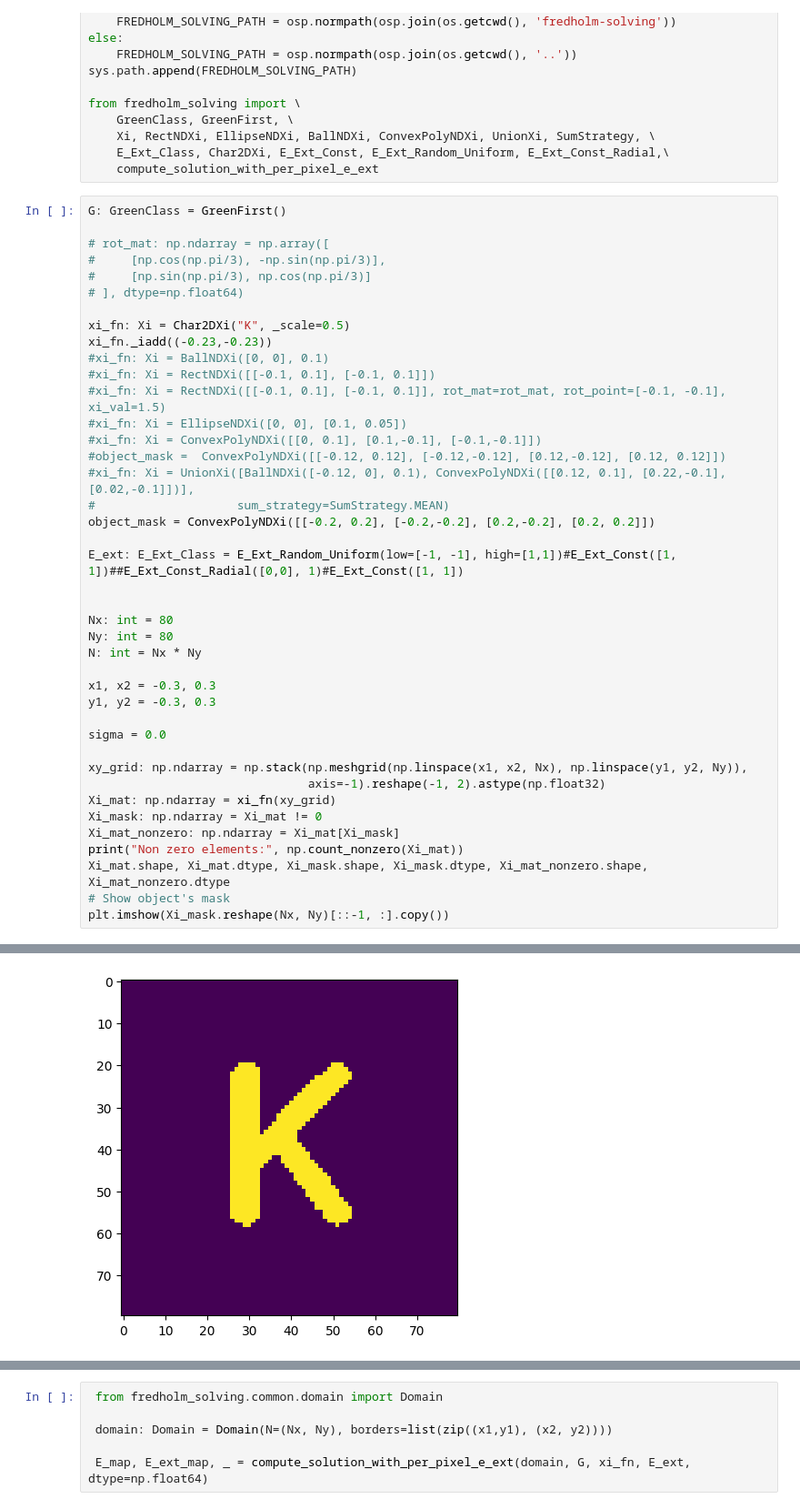
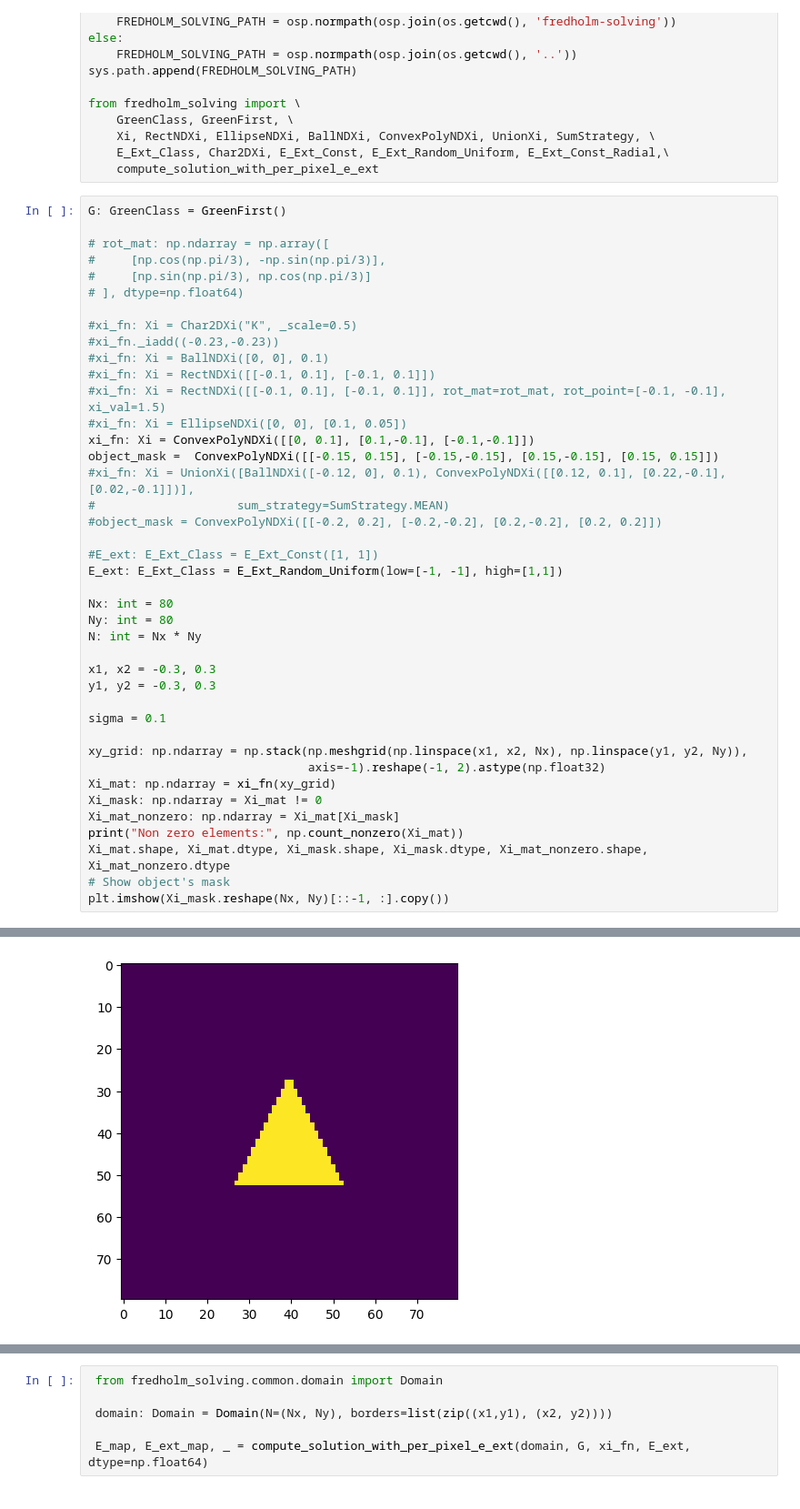
Before and after one commit to VasylVasylenko/trash_demo, a Jupyter notebook: solve_NN.ipynb, the cells around one changed output, grey strips where cells are left out. Shown: that part at 91% size. Cells and saved outputs as stored; diff of their text form.

```diff
--- a/solve_NN.ipynb
+++ b/solve_NN.ipynb
@@ -235,20 +235,20 @@ G: GreenClass = GreenFirst()
 #     [np.sin(np.pi/3), np.cos(np.pi/3)]
 # ], dtype=np.float64)
 
-xi_fn: Xi = Char2DXi("K", _scale=0.5)
-xi_fn._iadd((-0.23,-0.23))
+#xi_fn: Xi = Char2DXi("K", _scale=0.5)
+#xi_fn._iadd((-0.23,-0.23))
 #xi_fn: Xi = BallNDXi([0, 0], 0.1)
 #xi_fn: Xi = RectNDXi([[-0.1, 0.1], [-0.1, 0.1]])
 #xi_fn: Xi = RectNDXi([[-0.1, 0.1], [-0.1, 0.1]], rot_mat=rot_mat, rot_point=[-0.1, -0.1], xi_val=1.5)
 #xi_fn: Xi = EllipseNDXi([0, 0], [0.1, 0.05])
-#xi_fn: Xi = ConvexPolyNDXi([[0, 0.1], [0.1,-0.1], [-0.1,-0.1]])
-#object_mask =  ConvexPolyNDXi([[-0.12, 0.12], [-0.12,-0.12], [0.12,-0.12], [0.12, 0.12]])
+xi_fn: Xi = ConvexPolyNDXi([[0, 0.1], [0.1,-0.1], [-0.1,-0.1]])
+object_mask =  ConvexPolyNDXi([[-0.15, 0.15], [-0.15,-0.15], [0.15,-0.15], [0.15, 0.15]])
 #xi_fn: Xi = UnionXi([BallNDXi([-0.12, 0], 0.1), ConvexPolyNDXi([[0.12, 0.1], [0.22,-0.1], [0.02,-0.1]])],
 #                    sum_strategy=SumStrategy.MEAN)
-object_mask = ConvexPolyNDXi([[-0.2, 0.2], [-0.2,-0.2], [0.2,-0.2], [0.2, 0.2]])
+#object_mask = ConvexPolyNDXi([[-0.2, 0.2], [-0.2,-0.2], [0.2,-0.2], [0.2, 0.2]])
 
-E_ext: E_Ext_Class = E_Ext_Random_Uniform(low=[-1, -1], high=[1,1])#E_Ext_Const([1, 1])##E_Ext_Const_Radial([0,0], 1)#E_Ext_Const([1, 1])
-
+#E_ext: E_Ext_Class = E_Ext_Const([1, 1])
+E_ext: E_Ext_Class = E_Ext_Random_Uniform(low=[-1, -1], high=[1,1])
 
 Nx: int = 80
 Ny: int = 80
@@ -257,7 +257,7 @@ N: int = Nx * Ny
 x1, x2 = -0.3, 0.3
 y1, y2 = -0.3, 0.3
 
-sigma = 0.0
+sigma = 0.1
 
 xy_grid: np.ndarray = np.stack(np.meshgrid(np.linspace(x1, x2, Nx), np.linspace(y1, y2, Ny)),
                                axis=-1).reshape(-1, 2).astype(np.float32)
@@ -273,5 +273,5 @@ Non zero elements: 581
 <matplotlib.image.AxesImage at 0x...>
-[figure, old version]
+[figure, new version]
 # %%
 xy_grid_non_zero: np.ndarray = xy_grid[Xi_mask].astype(np.float32)
 N: int = xy_grid_non_zero.shape[0]
```
Also changed, not shown: parts of 13 cells of this notebook.
